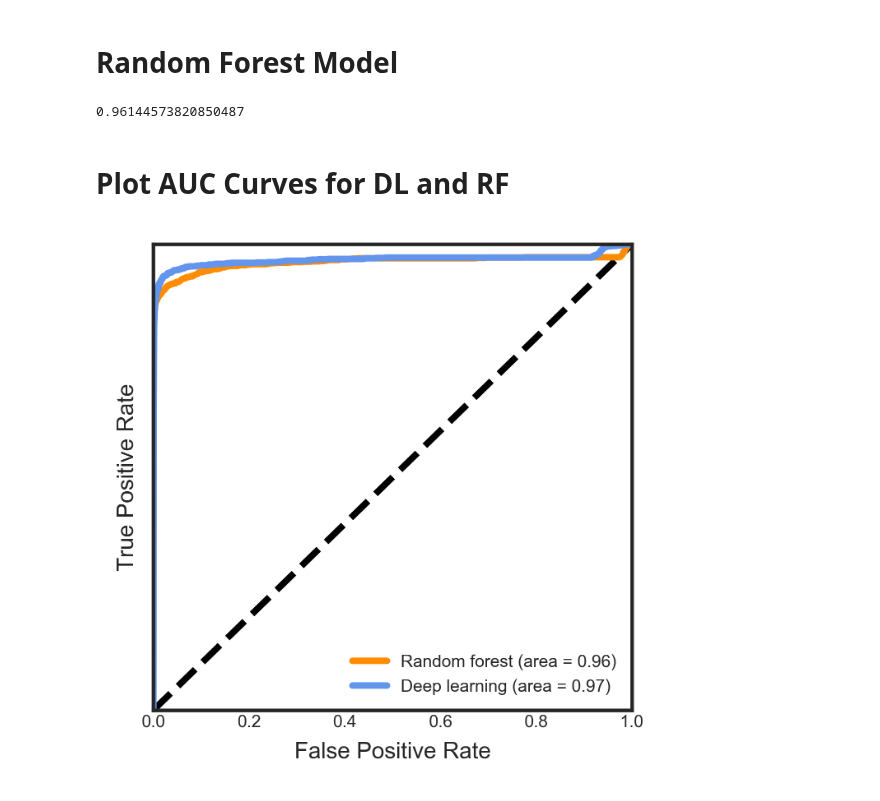
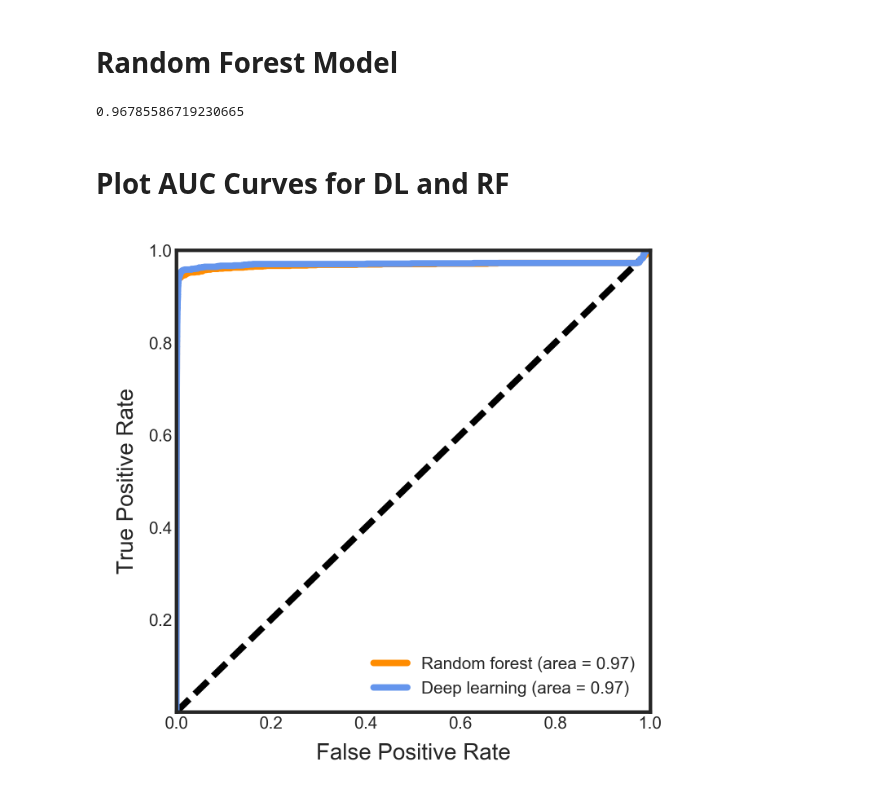
Before and after one commit to griffithlab/DeepSVR, a Jupyter notebook: notebooks/AML31 validation analysis.ipynb, the cells around one changed output. Drawn from its saved outputs; the diff is of its cells as text; code cells hidden in the pictures.

```diff
--- a/notebooks/AML31 validation analysis.ipynb
+++ b/notebooks/AML31 validation analysis.ipynb
@@ -84,7 +84,7 @@ X = s_v_b.sort_index(axis=1).drop(['call', 'reviewer_1',
 aml31 = pd.read_pickle('../data/aml31/train.pkl')
 
 # Label disease type as liquid tumor (solid tumors are 0)
-aml31['solid_tomor']=1
+aml31['solid_tomor']=0
 
 # Drop disease type and reviewer
 aml31_X = aml31.sort_index(axis=1).drop(['disease_AML', 'reviewer_None'], axis=1).astype(float).values
@@ -221,28 +218,25 @@ rf_auc = metrics.auc(rf_fpr, rf_tpr)
 # Determine AUC for random forest model
 rf_auc
 # %% [output]
-0.96144573820850487
+0.96785586719230665
 # %% [markdown]
 # Plot AUC Curves for DL and RF
 # %%
 # Plot accuracy for random forest AUC and deep learning AUC
-
 fig, (ax1) = plt.subplots(1, figsize=(3,3),dpi=500)
 ax1.plot([0, 1], [0, 1], 'k--')
 ax1.plot(rf_fpr, rf_tpr, color='darkorange', label='Random forest'
              ' (area = {0:0.2f})'.format(rf_auc))
 ax1.plot(dl_fpr, dl_tpr, color='cornflowerblue', label='Deep learning'
              ' (area = {0:0.2f})'.format(dl_auc))
 ax1.set_xlabel('False Positive Rate',fontsize=8)
 ax1.set_ylabel('True Positive Rate',fontsize=8)
 ax1.legend(fontsize=6)
 ax1.tick_params(labelsize=6, pad=1.5)
 ax1.set_xlim([0.0, 1.0])
 ax1.set_ylim([0.0, 1.0])
-yticklabels = ax1.get_yticklabels()
-yticklabels[0] = ''
-ax1.set_yticklabels(yticklabels)
+ax1.set_yticklabels(['','0.2','0.4','0.6','0.8','1.0'])
 fig.savefig('../figures/validation_performance.png')
 fig.savefig('../figures/validation_performance.pdf')
 # %% [output]
-[figure, old version]
+[figure, new version]
```
Also changed, not shown: parts of 3 cells of this notebook, 9 other files.
